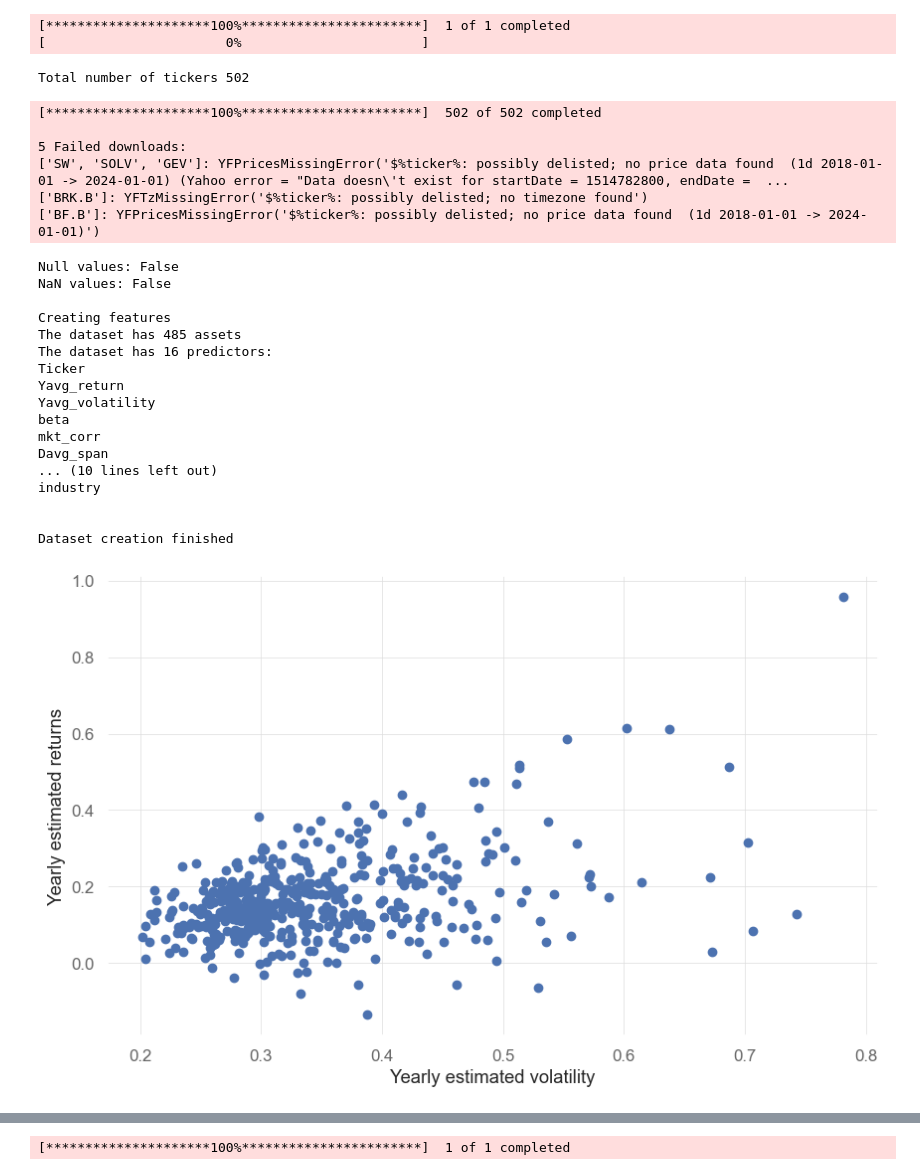
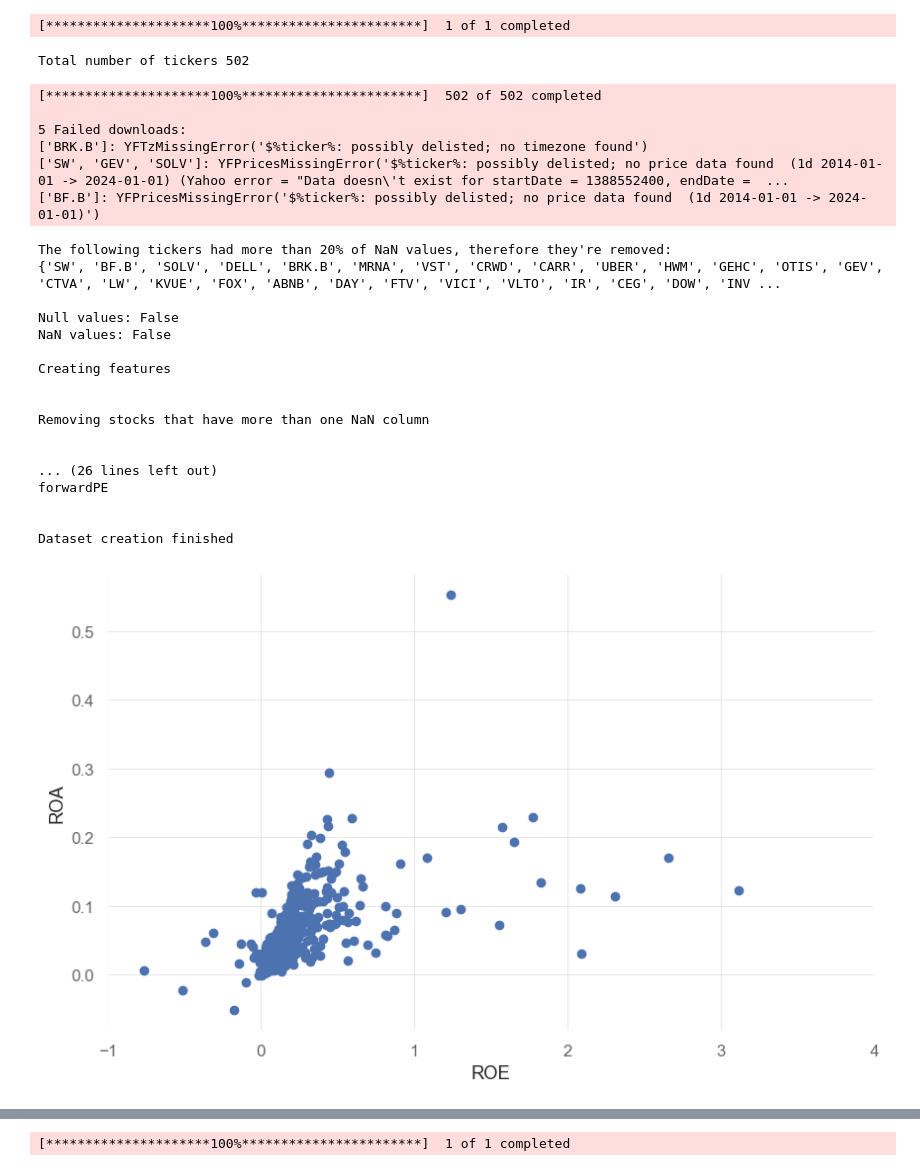
Before and after one commit to mitchchessnoob/portfolio_optimization, a Jupyter notebook: analysis/kmeans_RRR.ipynb, the cells around one changed output, grey strips where cells are left out. Saved outputs shown, nothing was run; the diff lists cells and outputs as text; code cells hidden in the pictures.

```diff
--- a/analysis/kmeans_RRR.ipynb
+++ b/analysis/kmeans_RRR.ipynb
@@ -10,42 +10,42 @@ warnings.filterwarnings('ignore')
 import analysis.data.dataframe_creation as dataframe_creation
 importlib.reload(dataframe_creation)
 from analysis.data.dataframe_creation import pipeline
-sd = "2018-01-01"
+sd = "2014-01-01"
 ed = "2024-01-01"
 dataset = pipeline(sd, ed)
 # %% [output]
 [*********************100%***********************]  1 of 1 completed
-[                       0%                       ]
 Total number of tickers 502
 [*********************100%***********************]  502 of 502 completed
 
 5 Failed downloads:
-['SW', 'SOLV', 'GEV']: YFPricesMissingError('$%ticker%: possibly delisted; no price data found  (1d 2018-01-01 -> 2024-01-01) (Yahoo error = "Data doesn\'t exist for startDate = 1514782800, endDate =  ...
 ['BRK.B']: YFTzMissingError('$%ticker%: possibly delisted; no timezone found')
-['BF.B']: YFPricesMissingError('$%ticker%: possibly delisted; no price data found  (1d 2018-01-01 -> 2024-01-01)')
+['SW', 'GEV', 'SOLV']: YFPricesMissingError('$%ticker%: possibly delisted; no price data found  (1d 2014-01-01 -> 2024-01-01) (Yahoo error = "Data doesn\'t exist for startDate = 1388552400, endDate =  ...
+['BF.B']: YFPricesMissingError('$%ticker%: possibly delisted; no price data found  (1d 2014-01-01 -> 2024-01-01)')
+The following tickers had more than 20% of NaN values, therefore they're removed:
+{'SW', 'BF.B', 'SOLV', 'DELL', 'BRK.B', 'MRNA', 'VST', 'CRWD', 'CARR', 'UBER', 'HWM', 'GEHC', 'OTIS', 'GEV', 'CTVA', 'LW', 'KVUE', 'FOX', 'ABNB', 'DAY', 'FTV', 'VICI', 'VLTO', 'IR', 'CEG', 'DOW', 'INV ...
+
 Null values: False
 NaN values: False
 
 Creating features
-The dataset has 485 assets
-The dataset has 16 predictors:
-Ticker
-Yavg_return
-Yavg_volatility
-beta
-mkt_corr
-Davg_span
-... (10 lines left out)
-industry
+
+
+Removing stocks that have more than one NaN column
+
+
+... (26 lines left out)
+forwardPE
 
 
 Dataset creation finished
 # %%
-plt.scatter(dataset["Yavg_volatility"], dataset["Yavg_return"])
-plt.xlabel("Yearly estimated volatility")
-plt.ylabel("Yearly estimated returns")
+plt.scatter(dataset["ROE"], dataset["ROA"])
+plt.xlabel("ROE")
+plt.ylabel("ROA")
+plt.xlim(-1, 4)
 plt.show()
 # %% [output]
-[figure, old version]
+[figure, new version]
 # %%
 outliers = outliers = dataset[
```
Also changed, not shown: parts of 16 cells of this notebook, 1 other file.
